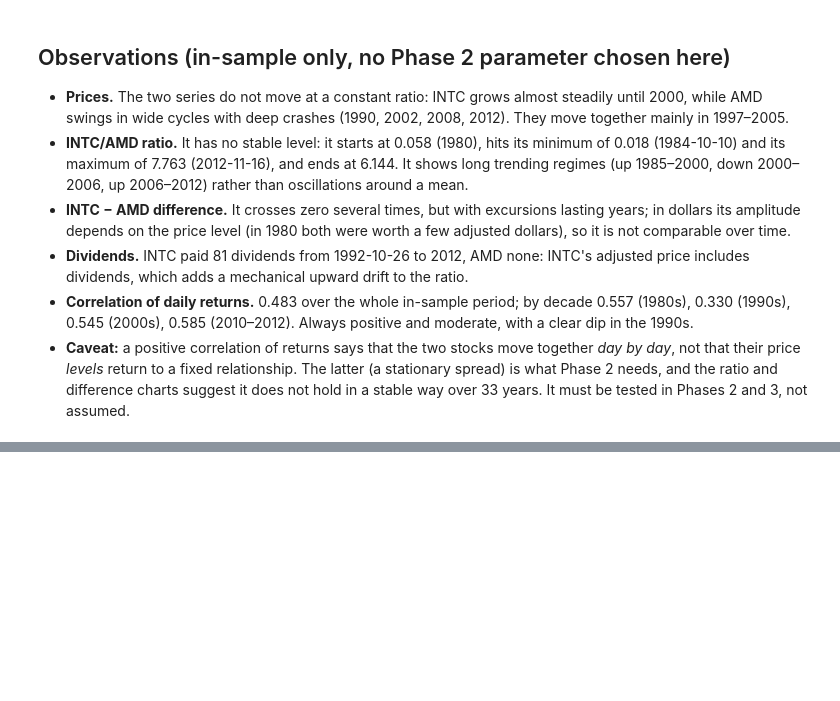
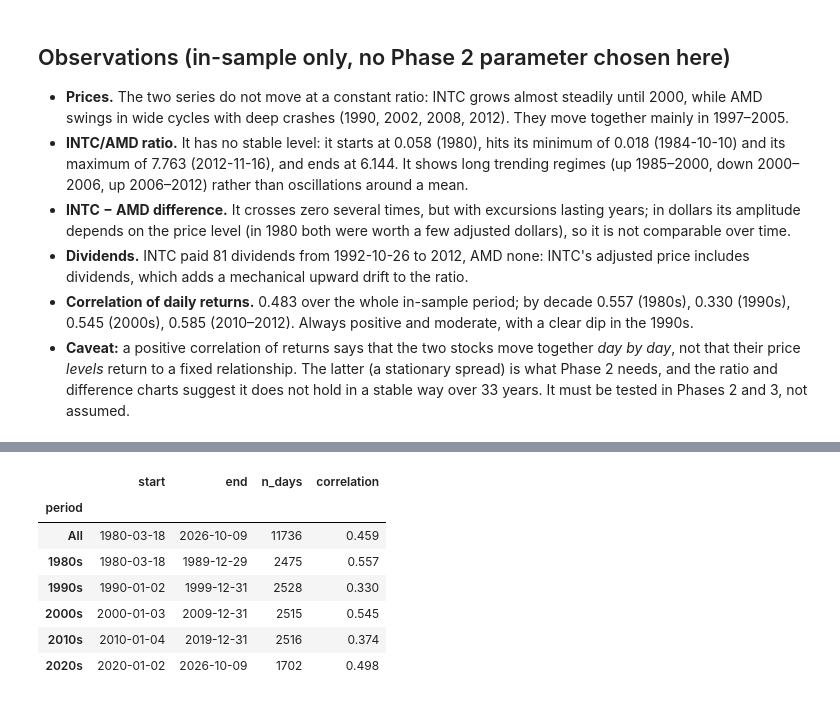
Before and after one commit to clotilderaffii/takehome_pairs-trading, a Jupyter notebook: notebooks/01_data.ipynb, the cells around one changed output, grey strips where cells are left out. Cells and saved outputs as stored; diff of their text form; code cells hidden in the pictures; blank space fills up the shorter version.

```diff
--- a/notebooks/01_data.ipynb
+++ b/notebooks/01_data.ipynb
@@ -149,0 +278,15 @@ corr_table.round({"correlation": 3})
+# %%
+returns_full = daily_returns(prices_full)
+corr_full = return_correlation_table(returns_full)
+assert corr_full.loc["All", "n_days"] == len(prices_full) - 1
+assert list(corr_full.index) == ["All", "1980s", "1990s", "2000s", "2010s", "2020s"]
+corr_full.round({"correlation": 3})
+# %% [output]
+|  | start | end | n_days | correlation |
+| period |  |  |  |  |
+| All | 1980-03-18 | 2026-10-09 | 11736 | 0.459 |
+| 1980s | 1980-03-18 | 1989-12-29 | 2475 | 0.557 |
+| 1990s | 1990-01-02 | 1999-12-31 | 2528 | 0.330 |
+| 2000s | 2000-01-03 | 2009-12-31 | 2515 | 0.545 |
+| 2010s | 2010-01-04 | 2019-12-31 | 2516 | 0.374 |
+| 2020s | 2020-01-02 | 2026-10-09 | 1702 | 0.498 |
```
Also changed, not shown: parts of 8 cells of this notebook, 7 other files.
